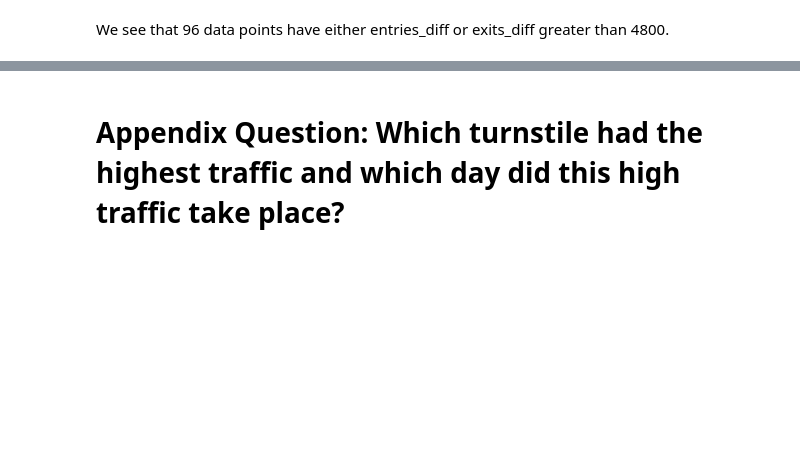
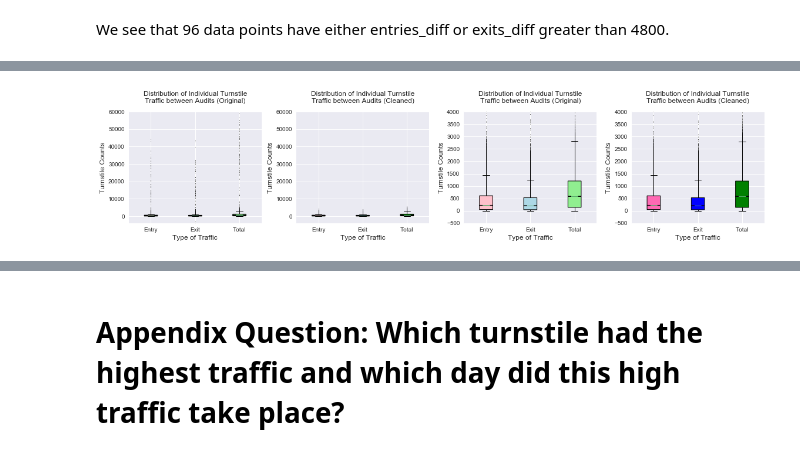
Before and after one commit to MahfuzurRahmanMiah/MTA_Turnstile_Data, a Jupyter notebook: MTA_Turnstile_Data-Copy2.ipynb, the cells around one changed output, grey strips where cells are left out. Drawn from its saved outputs; the diff is of its cells as text; code cells hidden in the pictures; blank space fills up the shorter version.

```diff
--- a/MTA_Turnstile_Data-Copy2.ipynb
+++ b/MTA_Turnstile_Data-Copy2.ipynb
@@ -414,0 +413,7 @@ df10.head()
+# %%
+#We will drop data points where entries_diff or exits_diff are > 4800.
+dfc = df10.copy()
+dfc.drop(dfc[(dfc['entries_diff'] > 4800)].index, inplace=True)
+dfc.drop(dfc[(dfc['exits_diff'] > 4800)].index, inplace=True)
+print(df10.shape,dfc.shape)
+dfc.head()
@@ -414,0 +430,84 @@ df10.head()
+# %%
+dflist = (df6na.entries_diff,df6na.exits_diff, df6na.sum_traffic)
+dfclist = (dfc.entries_diff,dfc.exits_diff, dfc.sum_traffic)
+labels = ["Entry", "Exit", "Total"]
+
+fig, axes = plt.subplots(nrows=1, ncols=4, figsize=(16,4))
+
+# box plot from matplotlib, showing all data highlighting outliers from the uncleaned dataframes
+bplot1 = axes[0].boxplot(dflist,
+                         sym = "k.",
+                         notch=True,  # notch shape
+                         vert=True,  # vertical box alignment
+                         patch_artist=True,  # fill with color
+                         showfliers=True, # show outliers
+                         flierprops=dict(color='red'),
+                         labels=labels)  # will be used to label x-ticks
+axes[0].set_title("\n".join(wrap('Distribution of Individual Turnstile Traffic\
+ between Audits (Original)',40))).set_y(1.05)
+axes[0].set_ylim(-4000, 60000)
+
+# box plot from matplotlib, showing all data highlighting outliers from the cleaned dataframes
+bplot2 = axes[1].boxplot(dfclist,
+                         sym = "k.",
+                         notch=True,  # notch shape
+                         vert=True,  # vertical box alignment
+                         patch_artist=True,  # fill with color
+                         showfliers=True, # show outliers
+                         flierprops=dict(markerfacecolor='b', marker='+'),
+                         labels=labels)  # will be used to label x-ticks
+axes[1].set_title("\n".join(wrap('Distribution of Individual Turnstile Traffic\
+ between Audits (Cleaned)',40))).set_y(1.05)
+axes[1].set_ylim(-4000, 60000)
+
+#bplot2 = sns.boxplot(x=dflist, y=, hue=, data=dflist, palette="Set1")
+bplot3 = axes[2].boxplot(dflist,
+                         sym = "k.",
+                         notch=True,  # notch shape
+                         vert=True,  # vertical box alignment
+                         patch_artist=True,  # fill with color
+                         showfliers=True, # show outliers
+                         flierprops=dict(markerfacecolor='b', marker='+'),
+                         labels=labels)  # will be used to label x-ticks
+axes[2].set_title("\n".join(wrap('Distribution of Individual Turnstile Traffic\
+ between Audits (Original)',40))).set_y(1.05)
+axes[2].set_ylim(-500, 4000)
+
+bplot4 = axes[3].boxplot(dfclist,
+                         sym = "k.",
+                         notch=True,  # notch shape
+                         vert=True,  # vertical box alignment
+                         patch_artist=True,  # fill with color
+                         showfliers=True, # show outliers
+                         flierprops=dict(markerfacecolor='b', marker='+'),
+                         labels=labels)  # will be used to label x-ticks
+axes[3].set_title("\n".join(wrap('Distribution of Individual Turnstile Traffic\
+ between Audits (Cleaned)',40))).set_y(1.05)
+axes[3].set_ylim(-500, 4000)
+
+# fill with colors
+colors = ['pink', 'lightblue', 'lightgreen','hotpink', 'blue', 'green']
+for bplot in (bplot1, bplot3):
+    for patch, color in zip(bplot['boxes'], colors):
+        patch.set_facecolor(color)
+
+colors2 = ['hotpink', 'blue', 'green']
+for bplot in (bplot2, bplot4):
+    for patch, color in zip(bplot['boxes'], colors2):
+        patch.set_facecolor(color)
+
+for bplot in (bplot1,bplot2,bplot3,bplot4):
+    plt.setp(bplot['fliers'], markersize=1.0)
+
+# Label axes and title and set limit to axis
+# adding horizontal grid lines
+for ax in axes:
+    ax.yaxis.grid(True)
+    ax.set_xlabel('Type of Traffic', fontsize='large')
+    ax.set_ylabel('Turnstile Counts', fontsize='large')
+
+fig.tight_layout()
+fig.subplots_adjust(top=0.8)
+plt.show()
+# %% [output]
+[figure, added]
```
Also changed, not shown: parts of 63 cells of this notebook.
